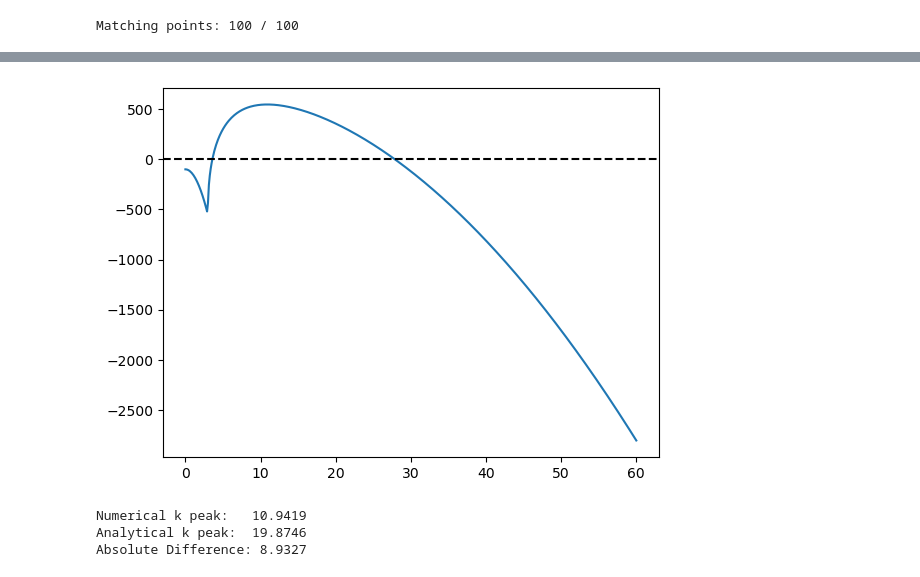
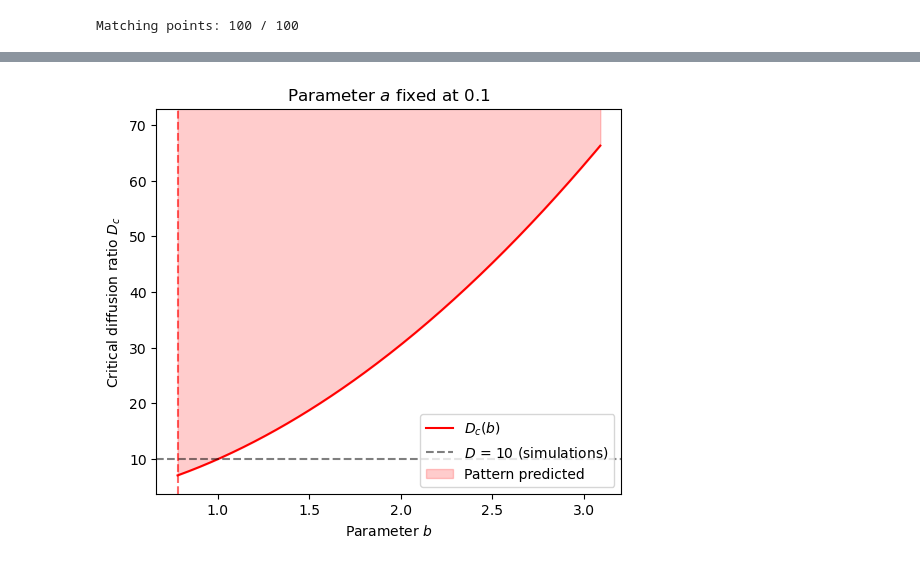
Before and after one commit to Patra-arya/turing_pattern, a Jupyter notebook: Notebook/spatial_jacobian.ipynb, the cells around one changed output, grey strips where cells are left out. Cells and saved outputs as stored; diff of their text form; code cells hidden in the pictures.

```diff
--- a/Notebook/spatial_jacobian.ipynb
+++ b/Notebook/spatial_jacobian.ipynb
@@ -68,32 +34,0 @@ def determinant(D, gamma, u, v):
-# %%
-def critical_D(a, b, gamma):
-    u = a + b
-    v = b / ((a+b)**2)
-
-    if ((2*u*v)-1) <= 0:
-            return np.nan, u, v, np.nan
-    D_lo = gamma*(u**2) / ((gamma*2*u*v)-gamma)
-    D_hi = D_lo * 1e2
-
-    if np.trace(M_matrix(0, gamma= gamma, u=u, v=v, D=D)) >= 0:
-        return np.nan, u, v, np.nan
-
-    f_lo = determinant (D_lo,gamma, u, v)
-    f_hi = determinant (D_hi,gamma, u, v)
-    if f_hi * f_lo > 0:
-         return np.nan, u, v, np.nan
-
-    D_c = brentq(determinant, D_lo, D_hi, args=(gamma, u, v))
-
-    _, B_c, _ = det_coeff(gamma, u, v, D_c)
-    if B_c >= 0:
-        return np.nan, u, v, np.nan
-
-    return D_c ,u, v, B_c
-
-'''
-if np.isnan(D_c):
-        print("No valid critical D_c found in the given range.")
-    else:
-        print(f"Verified Critical D_c: {D_c:.4f} (B_c = {B_c:.2f})")
-'''
@@ -199,8 +34,0 @@ print(a_vals[j], b_vals[i], Dc_grid[i, j])
-# %%
-k = np.linspace(0, 60, 500)
-lam = np.array([growth_numerical(ki, gamma= gamma, u=u_star, v=v_star, D=D) for ki in k])
-plt.plot(k,lam)
-plt.axhline(0, c='black', ls= '--')
-plt.show()
-# %% [output]
-[figure, removed]
@@ -211,8 +35,13 @@ z = gamma*(((2*D*v_star*u_star) - (u_star**2) - D) / (2*D)) # k^2_critical
-# %%
-print(f"Numerical k peak:   {peak:.4f}")
-print(f"Analytical k peak:  {np.sqrt(z):.4f}")
-print(f"Absolute Difference: {abs(peak - np.sqrt(z)):.4f}")
-# %% [output]
-Numerical k peak:   10.9419
-Analytical k peak:  19.8746
-Absolute Difference: 8.9327
+# %%
+Dc_vals = []
+a_fixed = 0.1
+b_vals = np.arange(a_fixed * 1.1, a_fixed + 3, 0.01)
+
+for b_i in b_vals:
+    Dc_vals.append(critical_D(a=a_fixed, b=b_i, gamma=gamma))
+
+ax1 = plot_threshold_slice(b_vals=b_vals, Dc_vals=Dc_vals,
+                           a=a_fixed, D_sim=D,
+                           )
+# %% [output]
+[figure, added]
```
Also changed, not shown: parts of 24 cells of this notebook, 4 other files.
